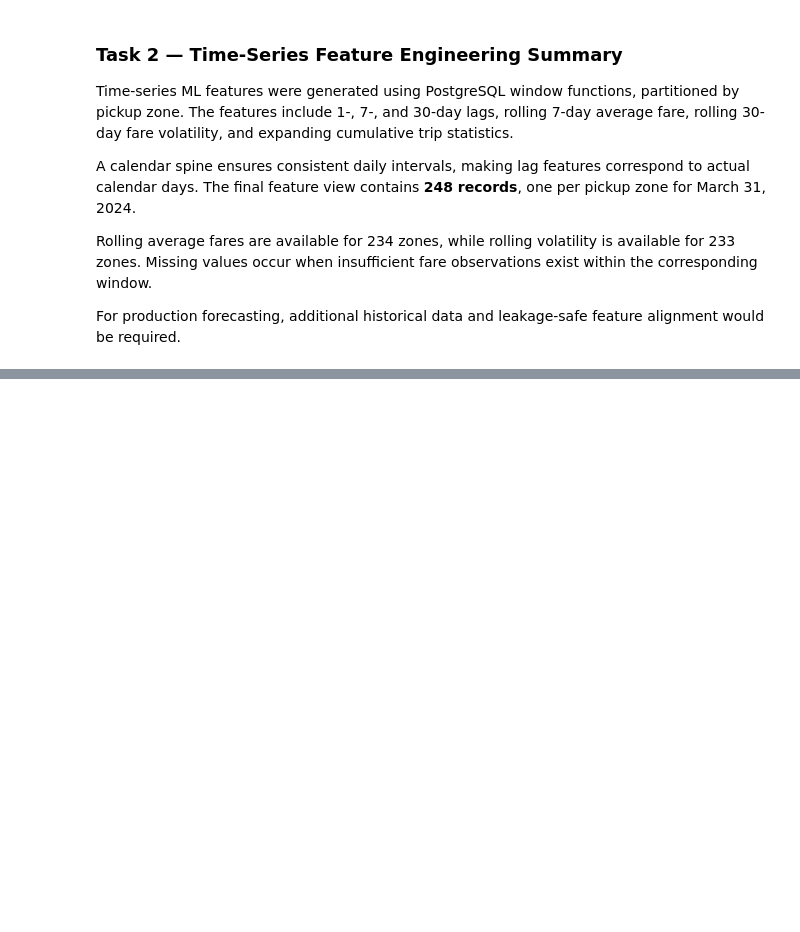
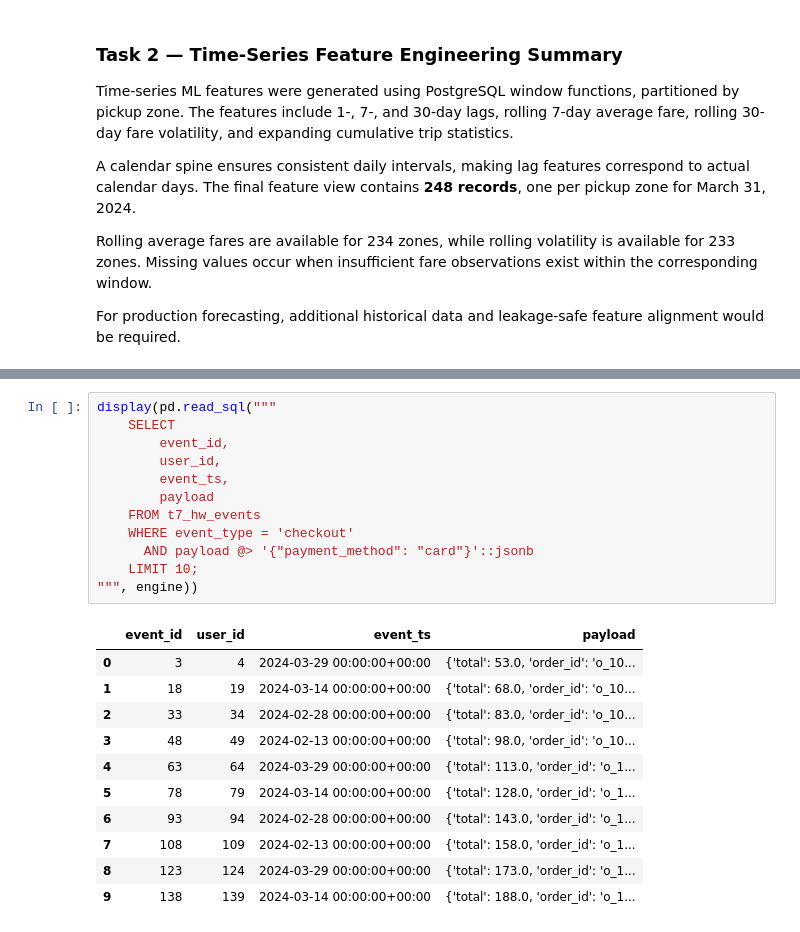
Before and after one commit to BorysZhyhalo/goit-rdb-hw-07, a Jupyter notebook: hw_07_rdb.ipynb, the cells around one changed output, grey strips where cells are left out. Saved outputs shown, nothing was run; the diff lists cells and outputs as text; blank space fills up the shorter version.

```diff
--- a/hw_07_rdb.ipynb
+++ b/hw_07_rdb.ipynb
@@ -436,0 +548,24 @@ For production forecasting, additional historical data and leakage-safe feature
+# %%
+display(pd.read_sql("""
+    SELECT
+        event_id,
+        user_id,
+        event_ts,
+        payload
+    FROM t7_hw_events
+    WHERE event_type = 'checkout'
+      AND payload @> '{"payment_method": "card"}'::jsonb
+    LIMIT 10;
+""", engine))
+# %% [output]
+|  | event_id | user_id | event_ts | payload |
+| 0 | 3 | 4 | 2024-03-29 00:00:00+00:00 | {'total': 53.0, 'order_id': 'o_10... |
+| 1 | 18 | 19 | 2024-03-14 00:00:00+00:00 | {'total': 68.0, 'order_id': 'o_10... |
+| 2 | 33 | 34 | 2024-02-28 00:00:00+00:00 | {'total': 83.0, 'order_id': 'o_10... |
+| 3 | 48 | 49 | 2024-02-13 00:00:00+00:00 | {'total': 98.0, 'order_id': 'o_10... |
+| 4 | 63 | 64 | 2024-03-29 00:00:00+00:00 | {'total': 113.0, 'order_id': 'o_1... |
+| 5 | 78 | 79 | 2024-03-14 00:00:00+00:00 | {'total': 128.0, 'order_id': 'o_1... |
+| 6 | 93 | 94 | 2024-02-28 00:00:00+00:00 | {'total': 143.0, 'order_id': 'o_1... |
+| 7 | 108 | 109 | 2024-02-13 00:00:00+00:00 | {'total': 158.0, 'order_id': 'o_1... |
+| 8 | 123 | 124 | 2024-03-29 00:00:00+00:00 | {'total': 173.0, 'order_id': 'o_1... |
+| 9 | 138 | 139 | 2024-03-14 00:00:00+00:00 | {'total': 188.0, 'order_id': 'o_1... |
```
Also changed, not shown: parts of 9 cells of this notebook.
